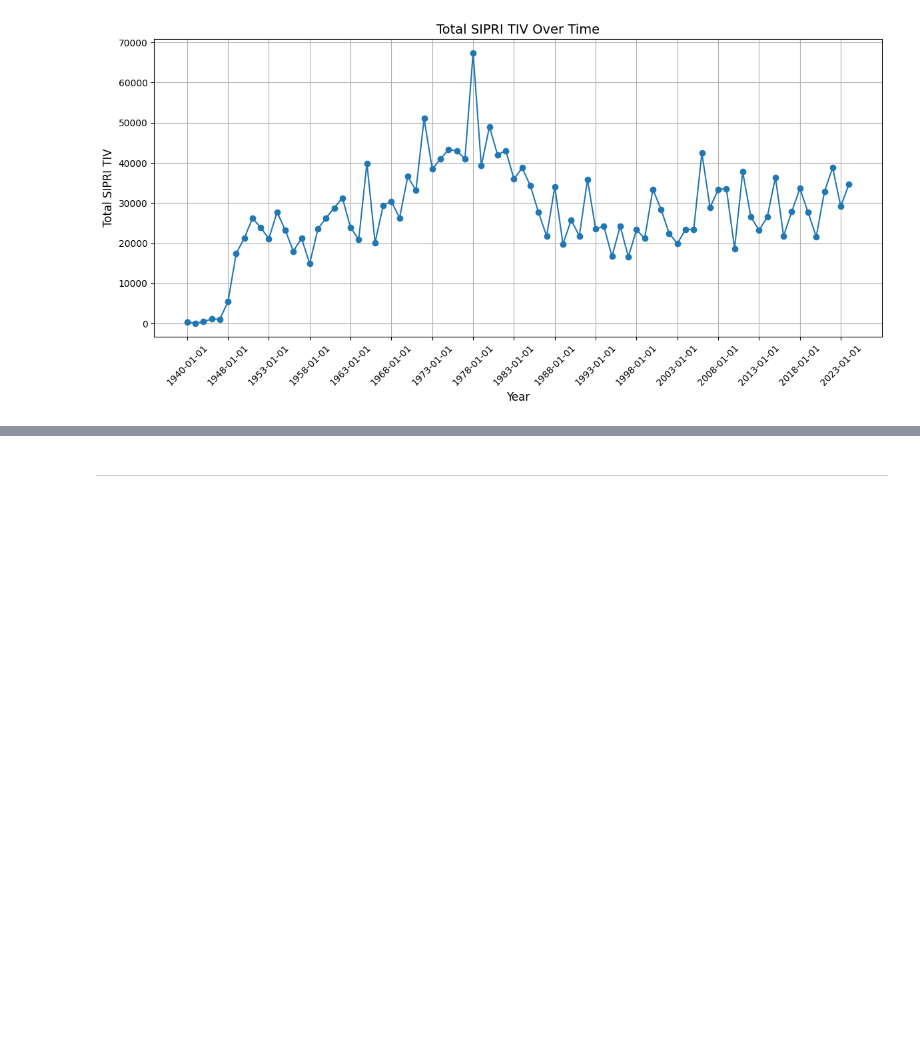
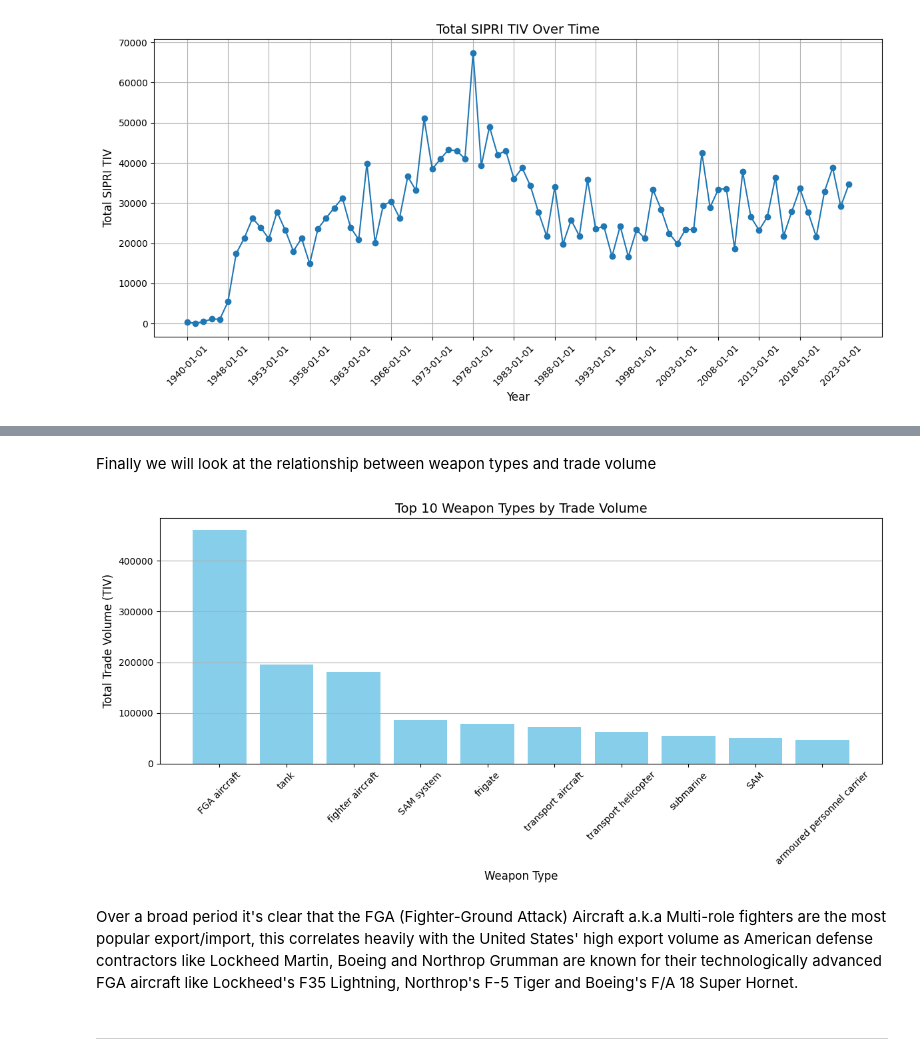
Before and after one commit to J-Bicheno/Arms-Import-Export-Analysis, a Jupyter notebook: jupyter_notebooks/Initial_Visualisation.ipynb, the cells around one changed output, grey strips where cells are left out. Cells and saved outputs as stored; diff of their text form; code cells hidden in the pictures; blank space fills up the shorter version.

```diff
--- a/jupyter_notebooks/Initial_Visualisation.ipynb
+++ b/jupyter_notebooks/Initial_Visualisation.ipynb
@@ -170,3 +210,23 @@ Here it's easy to see, and relate to past events, trends in arms imports/exports
+# %% [markdown]
+Finally we will look at the relationship between weapon types and trade volume
+# %%
+plt.figure(figsize=(12, 6))
+
+# Calculating total trade volume by weapon type
+weapon_trade_volume = arms_enhance_df.groupby('Weapon description')['SIPRI TIV for total order'].sum().sort_values(ascending=False).head(10)
+
+plt.bar(weapon_trade_volume.index, weapon_trade_volume.values, color='skyblue')
+plt.title('Top 10 Weapon Types by Trade Volume', fontsize=14)
+plt.xlabel('Weapon Type', fontsize=12)
+plt.ylabel('Total Trade Volume (TIV)', fontsize=12)
+plt.xticks(rotation=45)
+plt.grid(axis='y')
+plt.tight_layout()
+plt.show()
+# %% [output]
+[figure, added]
+# %% [markdown]
+Over a broad period it's clear that the FGA (Fighter-Ground Attack) Aircraft a.k.a Multi-role fighters are the most popular export/import, this correlates heavily with the United States' high export volume as American defense contractors like Lockheed Martin, Boeing and Northrop Grumman are known for their technologically advanced FGA aircraft like Lockheed's F35 Lightning, Northrop's F-5 Tiger and Boeing's F/A 18 Super Hornet.
 # %% [markdown]
 ---
 # %% [markdown]
```
Also changed, not shown: parts of 7 cells of this notebook.
